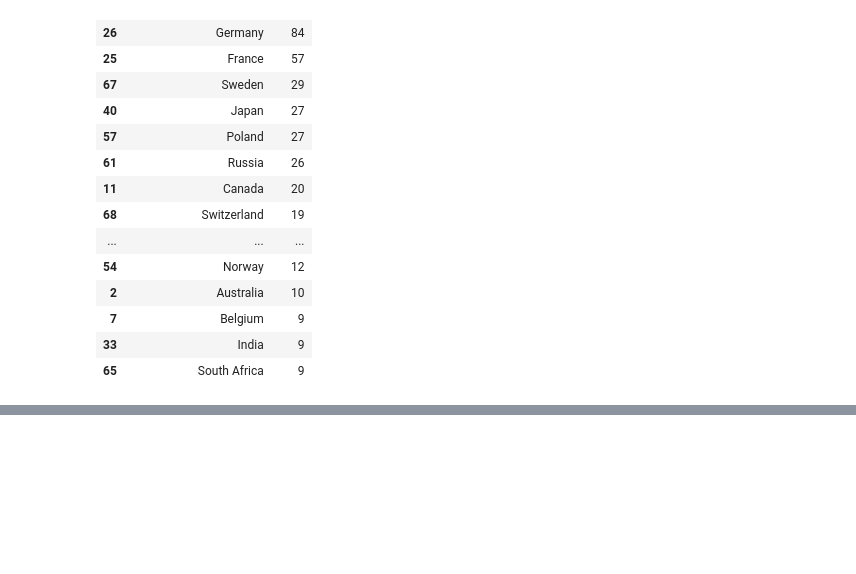
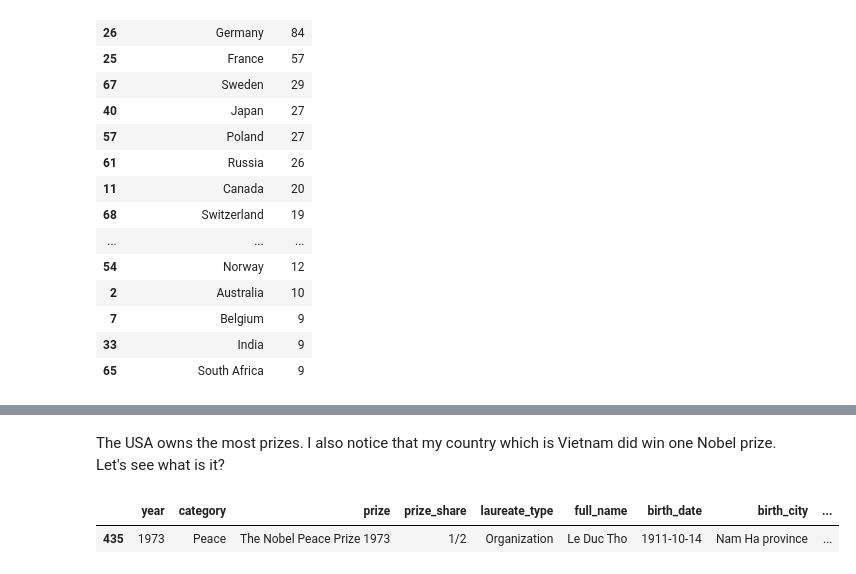
Before and after one commit to Chau-Ngoc/nobel-prize-analysis, a Jupyter notebook: nobel_prize_analysis.ipynb, the cells around one changed output, grey strips where cells are left out. Saved outputs shown, nothing was run; the diff lists cells and outputs as text; code cells hidden in the pictures; blank space fills up the shorter version.

```diff
--- a/nobel_prize_analysis.ipynb
+++ b/nobel_prize_analysis.ipynb
@@ -406,0 +433,7 @@ fig.show()
+# %% [markdown]
+The USA owns the most prizes. I also notice that my country which is Vietnam did win one Nobel prize. Let's see what is it?
+# %%
+df[df['ISO'] == 'VNM']
+# %% [output]
+|  | year | category | prize | prize_share | laureate_type | full_name | birth_date | birth_city | ... |
+| 435 | 1973 | Peace | The Nobel Peace Prize 1973 | 1/2 | Organization | Le Duc Tho | 1911-10-14 | Nam Ha province | ... |
```
Also changed, not shown: parts of 5 cells of this notebook.
